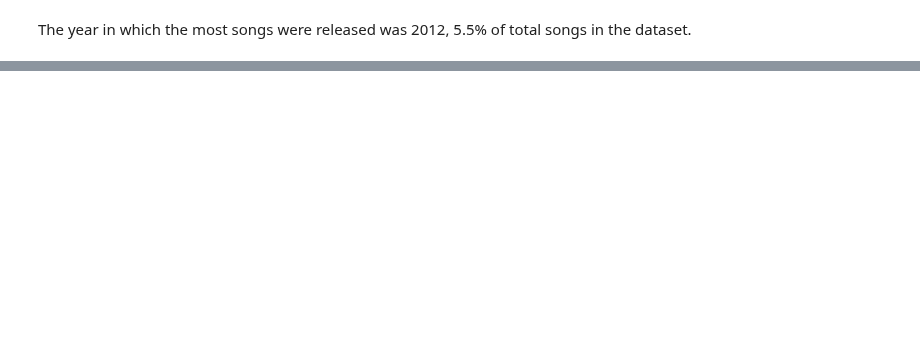
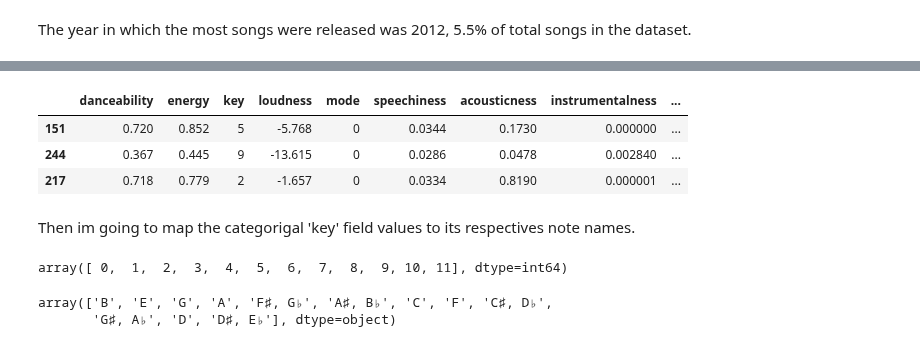
Before and after one commit to bautidea/kaggle_competitions, a Jupyter notebook: spotify_clustering/notebook_resolucion.ipynb, the cells around one changed output, grey strips where cells are left out. Saved outputs shown, nothing was run; the diff lists cells and outputs as text; code cells hidden in the pictures; blank space fills up the shorter version.

```diff
--- a/spotify_clustering/notebook_resolucion.ipynb
+++ b/spotify_clustering/notebook_resolucion.ipynb
@@ -238,0 +269,37 @@ Its a well balanced class, there is not much information we can get out of here
+# %%
+#
+X = data[data_num_cols.columns.to_list()]
+X.sample(3)
+# %% [output]
+|  | danceability | energy | key | loudness | mode | speechiness | acousticness | instrumentalness | ... |
+| 151 | 0.720 | 0.852 | 5 | -5.768 | 0 | 0.0344 | 0.1730 | 0.000000 | ... |
+| 244 | 0.367 | 0.445 | 9 | -13.615 | 0 | 0.0286 | 0.0478 | 0.002840 | ... |
+| 217 | 0.718 | 0.779 | 2 | -1.657 | 0 | 0.0334 | 0.8190 | 0.000001 | ... |
+# %% [markdown]
+Then im going to map the categorigal 'key' field values to its respectives note names.
+# %%
+data['key'].sort_values().unique()
+# %% [output]
+array([ 0,  1,  2,  3,  4,  5,  6,  7,  8,  9, 10, 11], dtype=int64)
+# %%
+# Following the note names in the link i appended at the begining.
+note_mapping = {
+    0 : 'C',
+    1 : 'C♯, D♭',
+    2 : 'D',
+    3 : 'D♯, E♭',
+    4 : 'E',
+    5 : 'F',
+    6 : 'F♯, G♭',
+    7 : 'G',
+    8 : 'G♯, A♭',
+    9 : 'A',
+    10 : 'A♯, B♭',
+    11 : 'B',
+}
+
+data['key'] = data['key'].map(note_mapping)
+data['key'].unique()
+# %% [output]
+array(['B', 'E', 'G', 'A', 'F♯, G♭', 'A♯, B♭', 'C', 'F', 'C♯, D♭',
+       'G♯, A♭', 'D', 'D♯, E♭'], dtype=object)
```
Also changed, not shown: parts of 20 cells of this notebook.
